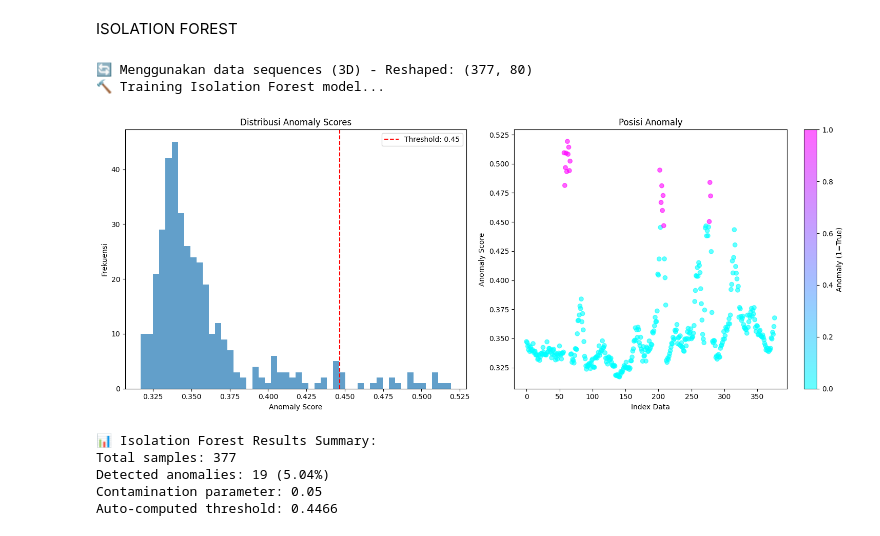
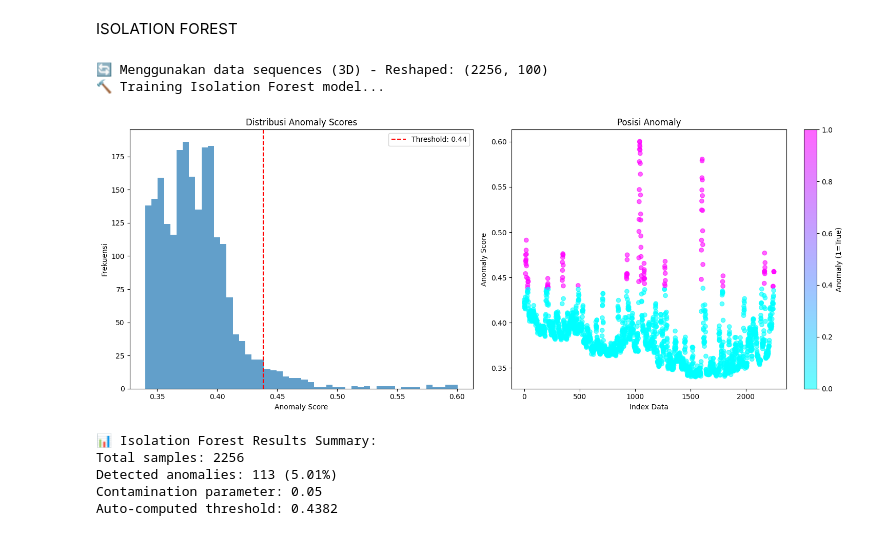
Before and after one commit to Aikhusy/Progress-LSTM-AUTOENCODER, a Jupyter notebook: LOADMODEL.ipynb, the cells around one changed output. Saved outputs shown, nothing was run; the diff lists cells and outputs as text; code cells hidden in the pictures.

```diff
--- a/LOADMODEL.ipynb
+++ b/LOADMODEL.ipynb
@@ -586,7 +585,7 @@ MAIN FUNCTION
 
 # results = main_preprocessing(file_path)
 # %%
-file_path = "testing300.csv"
+file_path = "testing222.csv"
 
 results = main_preprocessing(file_path)
 # %% [output]
@@ -867,20 +866,25 @@ Anomaly detection completed!
 ISOLATION FOREST
 # %%
 from sklearn.ensemble import IsolationForest
+from sklearn.metrics import classification_report
 import matplotlib.pyplot as plt
 import numpy as np
 
 def isolation_forest_anomaly_detection(data, use_sequences=True, contamination='auto',
-                                       n_estimators=100, max_samples='auto',
-                                       random_state=42, plot_results=True):
+                                      n_estimators=100, max_samples='auto',
+                                      random_state=42, plot_results=True):
+
+    # Ekstrak data berdasarkan tipe yang dipilih
     if use_sequences:
         X = data['sequences']
+        # Flatten sequences menjadi 2D (samples, time_steps*features)
         X_reshaped = X.reshape(X.shape[0], -1)
         print(f"🔄 Menggunakan data sequences (3D) - Reshaped: {X_reshaped.shape}")
     else:
         X_reshaped = data['scaled_df'][data['feature_columns']].values
         print(f"🔄 Menggunakan data tabular (2D) - Shape: {X_reshaped.shape}")
 
+    # Inisialisasi dan training model
     model = IsolationForest(
         n_estimators=n_estimators,
         contamination=contamination,
@@ -892,11 +896,14 @@ def isolation_forest_anomaly_detection(data, use_sequences=True, contamination='
     print("🔨 Training Isolation Forest model...")
     model.fit(X_reshaped)
 
-    anomaly_scores = -model.score_samples(X_reshaped)
+    # Prediksi anomaly
+    anomaly_scores = -model.score_samples(X_reshaped)  # Skor anomaly (semakin besar = semakin anomali)
     anomalies = model.predict(X_reshaped) == -1
 
-    threshold = np.percentile(anomaly_scores, 100 * (1 - contamination)) if isinstance(contamination, float) else None
+    # Hitung threshold berdasarkan contamination
+    threshold = np.percentile(anomaly_scores, 100*(1-contamination)) if isinstance(contamination, float) else None
 
+    # Hasil
     results = {
         'model': model,
         'anomaly_scores': anomaly_scores,
@@ -911,51 +918,58 @@ def isolation_forest_anomaly_detection(data, use_sequences=True, contamination='
         }
     }
 
+    # Visualisasi
     if plot_results:
         plt.figure(figsize=(15, 6))
 
+        # Plot anomaly scores
         plt.subplot(1, 2, 1)
         plt.hist(anomaly_scores, bins=50, alpha=0.7)
         if threshold:
-            plt.axvline(threshold, color='r', linestyle='--', label=f'Threshold: {threshold:.2f}')
+            plt.axvline(threshold, color='r', linestyle='--',
+                       label=f'Threshold: {threshold:.2f}')
         plt.title('Distribusi Anomaly Scores')
         plt.xlabel('Anomaly Score')
         plt.ylabel('Frekuensi')
         plt.legend()
 
+        # Plot posisi anomaly
         plt.subplot(1, 2, 2)
-        plt.scatter(range(len(anomaly_scores)), anomaly_scores, c=anomalies, cmap='cool', alpha=0.6)
+        plt.scatter(range(len(anomaly_scores)), anomaly_scores,
+                   c=anomalies, cmap='cool', alpha=0.6)
         plt.title('Posisi Anomaly')
         plt.xlabel('Index Data')
         plt.ylabel('Anomaly Score')
         plt.colorbar(label='Anomaly (1=True)')
 
         plt.tight_layout()
         plt.show()
 
+    # Print summary
     print("\n📊 Isolation Forest Results Summary:")
     print(f"Total samples: {len(anomaly_scores)}")
     print(f"Detected anomalies: {sum(anomalies)} ({sum(anomalies)/len(anomalies)*100:.2f}%)")
     print(f"Contamination parameter: {contamination}")
     if threshold:
         print(f"Auto-computed threshold: {threshold:.4f}")
 
     return results
 
+# Contoh penggunaan dengan data hasil preprocessing sebelumnya
 if_results = isolation_forest_anomaly_detection(
     data=results,
-    use_sequences=True,
-    contamination=0.05,
+    use_sequences=True,  # Gunakan data sequence yang di-flatten
+    contamination=0.05,  # Asumsi 5% data adalah anomaly
     n_estimators=200,
     max_samples=0.8,
     random_state=42
 )
 # %% [output]
-🔄 Menggunakan data sequences (3D) - Reshaped: (377, 80)
+🔄 Menggunakan data sequences (3D) - Reshaped: (2256, 100)
 🔨 Training Isolation Forest model...
-[figure, old version]
+[figure, new version]
 📊 Isolation Forest Results Summary:
-Total samples: 377
-Detected anomalies: 19 (5.04%)
+Total samples: 2256
+Detected anomalies: 113 (5.01%)
 Contamination parameter: 0.05
-Auto-computed threshold: 0.4466
+Auto-computed threshold: 0.4382
```
Also changed, not shown: parts of 6 cells of this notebook, 11 other files.
